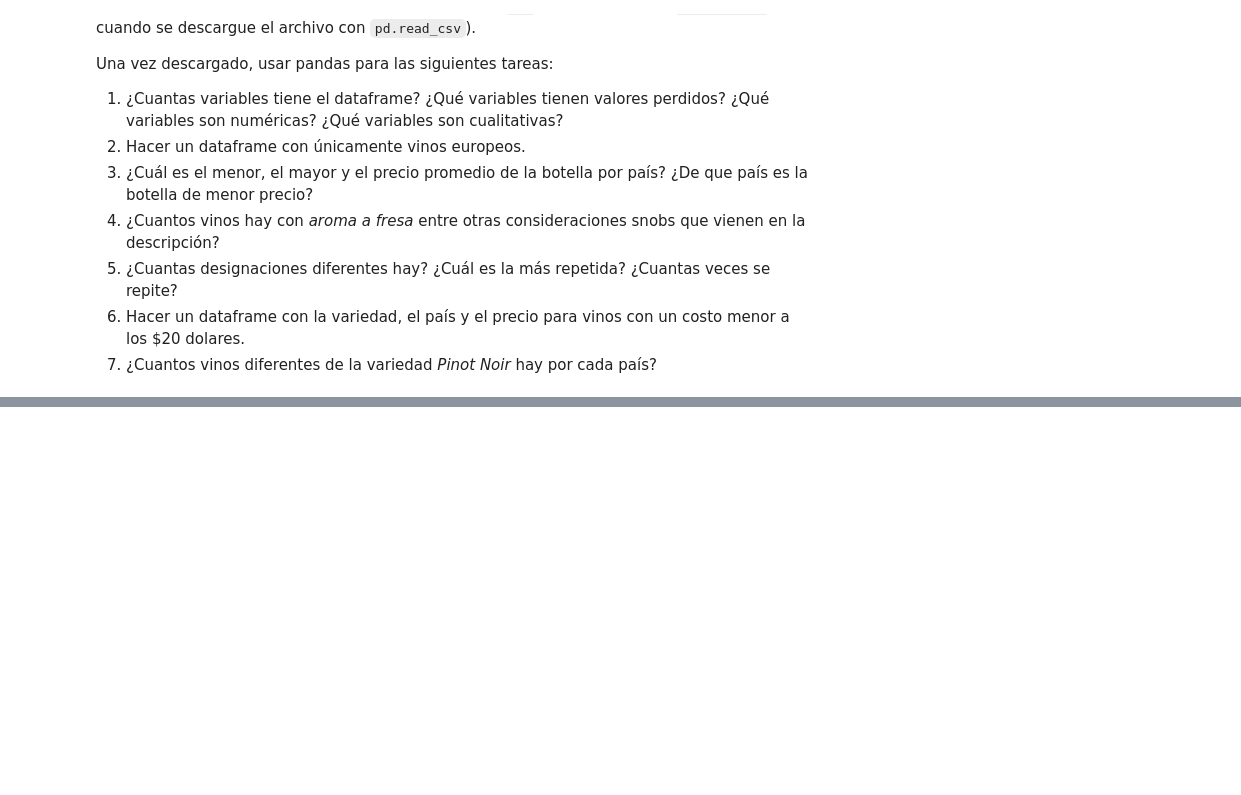
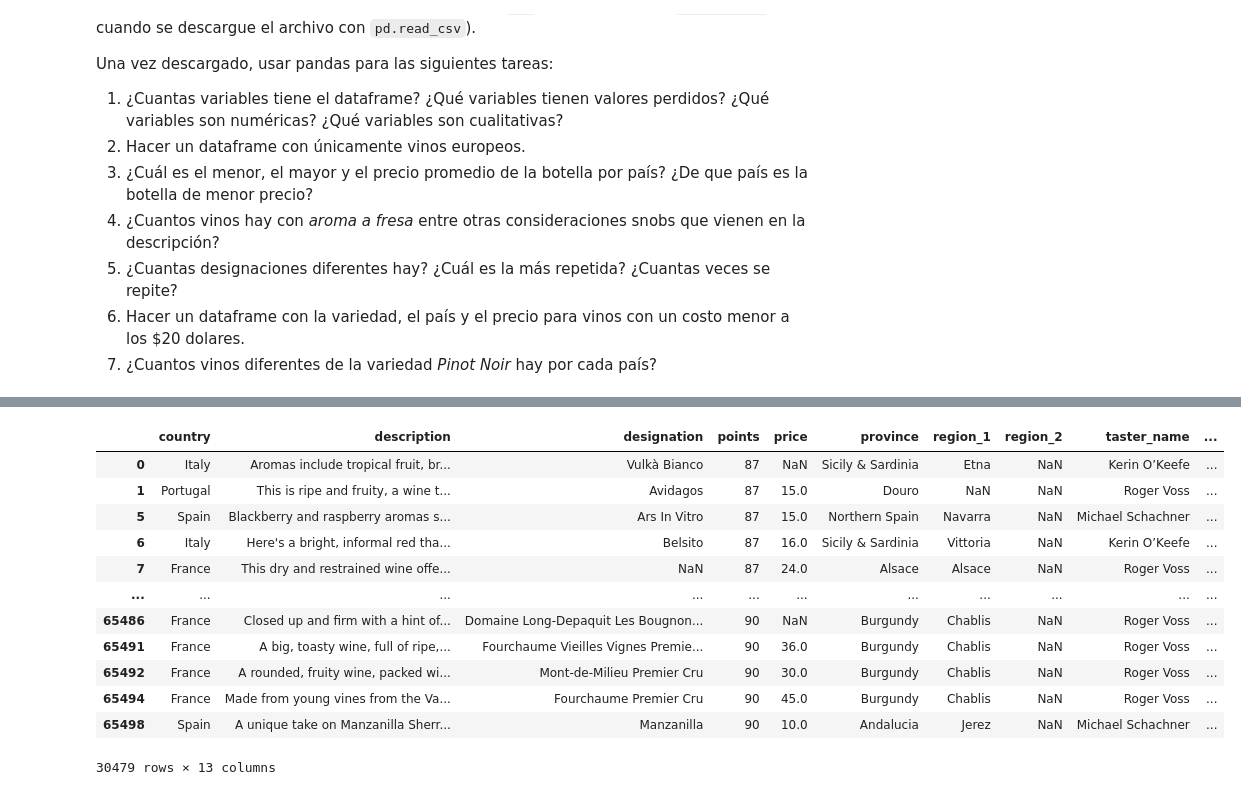
Before and after one commit to oliveroide/Notas_IA_Waissman, a Jupyter notebook: tareas/intro-pandas.ipynb, the cells around one changed output, grey strips where cells are left out. Drawn from its saved outputs; the diff is of its cells as text; code cells hidden in the pictures; blank space fills up the shorter version.

Commit message:
commit pandas

```diff
--- a/tareas/intro-pandas.ipynb
+++ b/tareas/intro-pandas.ipynb
@@ -638,3 +809,6 @@ Una vez descargado, usar pandas para las siguientes tareas:
 7. ¿Cuantos vinos diferentes de la variedad *Pinot Noir* hay por cada país?
 # %%
 winmag_url = 'https://gist.githubusercontent.com/clairehq/79acab35be50eaf1c383948ed3fd1129/raw/407a02139ae1e134992b90b4b2b8c329b3d73a6a/winemag-data-130k-v2.csv'
+# %%
+import pandas as pd
+df = pd.read_csv(winmag_url, index_col=0)
@@ -646,5 +870,22 @@ winmag_url = 'https://gist.githubusercontent.com/clairehq/79acab35be50eaf1c38394
 # %%
 # Hacer un dataframe con únicamente vinos europeos.
+paises_europa = ['France', 'Italy', 'Spain', 'Portugal', 'Germany', 'Austria', 'Greece']
+vinos_europeos = df[df['country'].isin(paises_europa)]
+vinos_europeos
+# %% [output]
+|  | country | description | designation | points | price | province | region_1 | region_2 | taster_name | ... |
+| 0 | Italy | Aromas include tropical fruit, br... | Vulkà Bianco | 87 | NaN | Sicily & Sardinia | Etna | NaN | Kerin O’Keefe | ... |
+| 1 | Portugal | This is ripe and fruity, a wine t... | Avidagos | 87 | 15.0 | Douro | NaN | NaN | Roger Voss | ... |
+| 5 | Spain | Blackberry and raspberry aromas s... | Ars In Vitro | 87 | 15.0 | Northern Spain | Navarra | NaN | Michael Schachner | ... |
+| 6 | Italy | Here's a bright, informal red tha... | Belsito | 87 | 16.0 | Sicily & Sardinia | Vittoria | NaN | Kerin O’Keefe | ... |
+| 7 | France | This dry and restrained wine offe... | NaN | 87 | 24.0 | Alsace | Alsace | NaN | Roger Voss | ... |
+| ... | ... | ... | ... | ... | ... | ... | ... | ... | ... | ... |
+| 65486 | France | Closed up and firm with a hint of... | Domaine Long-Depaquit Les Bougnon... | 90 | NaN | Burgundy | Chablis | NaN | Roger Voss | ... |
+| 65491 | France | A big, toasty wine, full of ripe,... | Fourchaume Vieilles Vignes Premie... | 90 | 36.0 | Burgundy | Chablis | NaN | Roger Voss | ... |
+| 65492 | France | A rounded, fruity wine, packed wi... | Mont-de-Milieu Premier Cru | 90 | 30.0 | Burgundy | Chablis | NaN | Roger Voss | ... |
+| 65494 | France | Made from young vines from the Va... | Fourchaume Premier Cru | 90 | 45.0 | Burgundy | Chablis | NaN | Roger Voss | ... |
+| 65498 | Spain | A unique take on Manzanilla Sherr... | Manzanilla | 90 | 10.0 | Andalucia | Jerez | NaN | Michael Schachner | ... |
+30479 rows × 13 columns
 # %%
 # ¿Cuál es el menor, el mayor y el precio promedio de la botella por país?
 # ¿De que país es la botella de menor precio?
```
Also changed, not shown: parts of 35 cells of this notebook.
